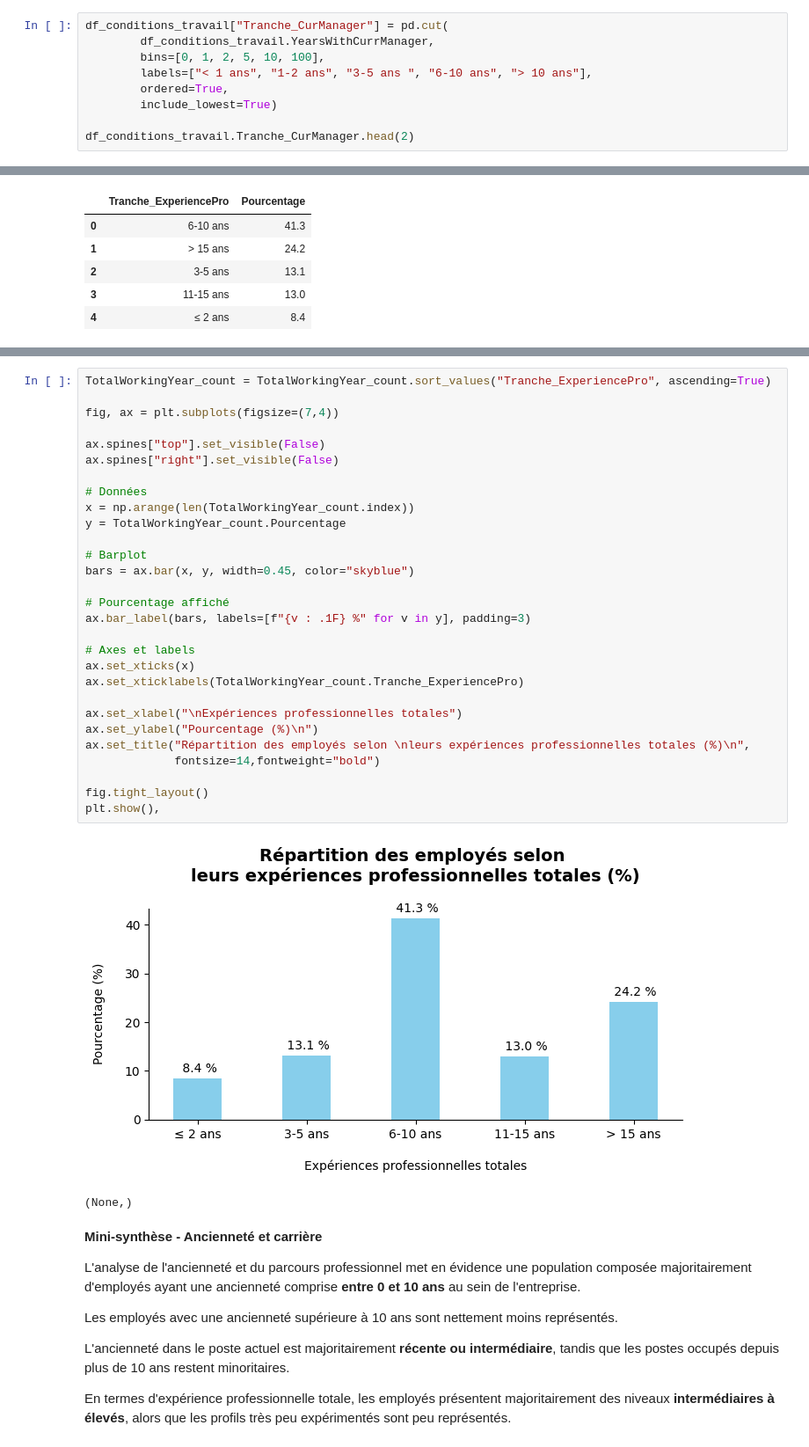
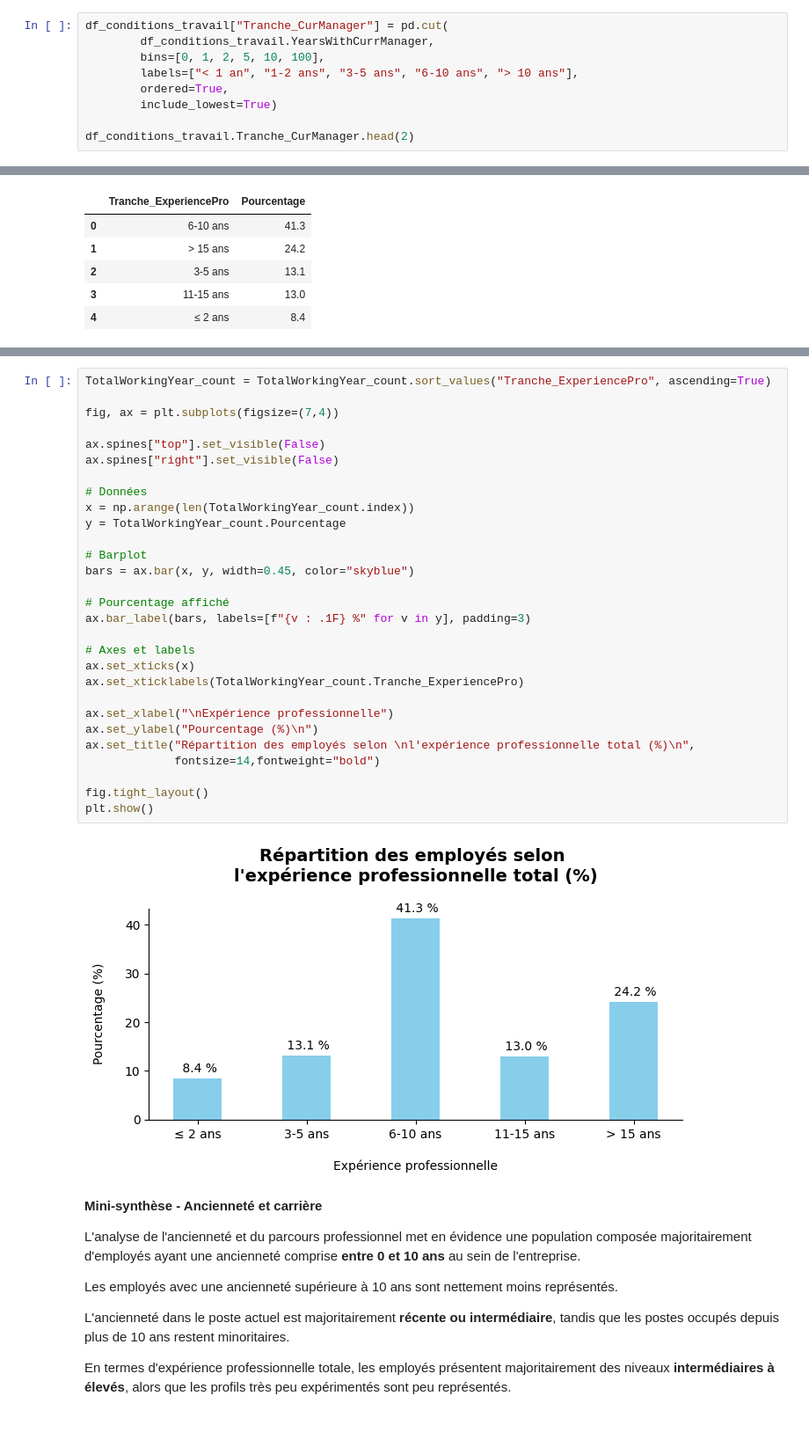
Before and after one commit to Kemuri15/employee-attrition-analysis, a Jupyter notebook: notebooks/04_axe_2_conditions_travail.ipynb, the cells around one changed output, grey strips where cells are left out. Shown at 88% size. Drawn from its saved outputs; the diff is of its cells as text.

```diff
--- a/notebooks/04_axe_2_conditions_travail.ipynb
+++ b/notebooks/04_axe_2_conditions_travail.ipynb
@@ -353,7 +353,7 @@ Ces catégories permettent de mieux décrire la répartition des employés selon
 df_conditions_travail["Tranche_CurManager"] = pd.cut(
         df_conditions_travail.YearsWithCurrManager,
         bins=[0, 1, 2, 5, 10, 100],
-        labels=["< 1 ans", "1-2 ans", "3-5 ans ", "6-10 ans", "> 10 ans"],
+        labels=["< 1 an", "1-2 ans", "3-5 ans", "6-10 ans", "> 10 ans"],
         ordered=True,
         include_lowest=True)
 
@@ -839,35 +835,34 @@ Cette exploration descriptive permet d'obtenir une première vision de la répar
 # %%
 TotalWorkingYear_count = TotalWorkingYear_count.sort_values("Tranche_ExperiencePro", ascending=True)
 
 fig, ax = plt.subplots(figsize=(7,4))
 
 ax.spines["top"].set_visible(False)
 ax.spines["right"].set_visible(False)
 
 # Données
 x = np.arange(len(TotalWorkingYear_count.index))
 y = TotalWorkingYear_count.Pourcentage
 
 # Barplot
 bars = ax.bar(x, y, width=0.45, color="skyblue")
 
 # Pourcentage affiché
 ax.bar_label(bars, labels=[f"{v : .1F} %" for v in y], padding=3)
 
 # Axes et labels
 ax.set_xticks(x)
 ax.set_xticklabels(TotalWorkingYear_count.Tranche_ExperiencePro)
 
-ax.set_xlabel("\nExpériences professionnelles totales")
+ax.set_xlabel("\nExpérience professionnelle")
 ax.set_ylabel("Pourcentage (%)\n")
-ax.set_title("Répartition des employés selon \nleurs expériences professionnelles totales (%)\n",
+ax.set_title("Répartition des employés selon \nl'expérience professionnelle total (%)\n",
              fontsize=14,fontweight="bold")
 
 fig.tight_layout()
-plt.show(),
+plt.show()
 # %% [output]
-[figure, old version]
+[figure, new version]
-(None,)
 # %% [markdown]
 **Mini-synthèse - Ancienneté et carrière**
 
```
Also changed, not shown: parts of 45 cells of this notebook, 8 other files.
